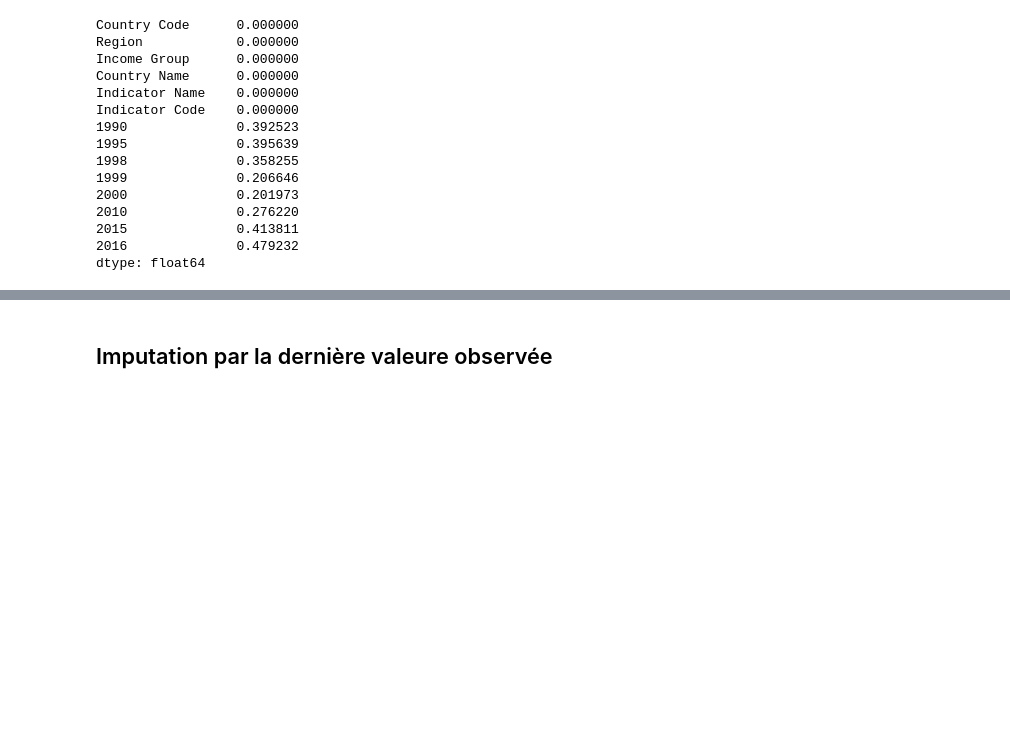
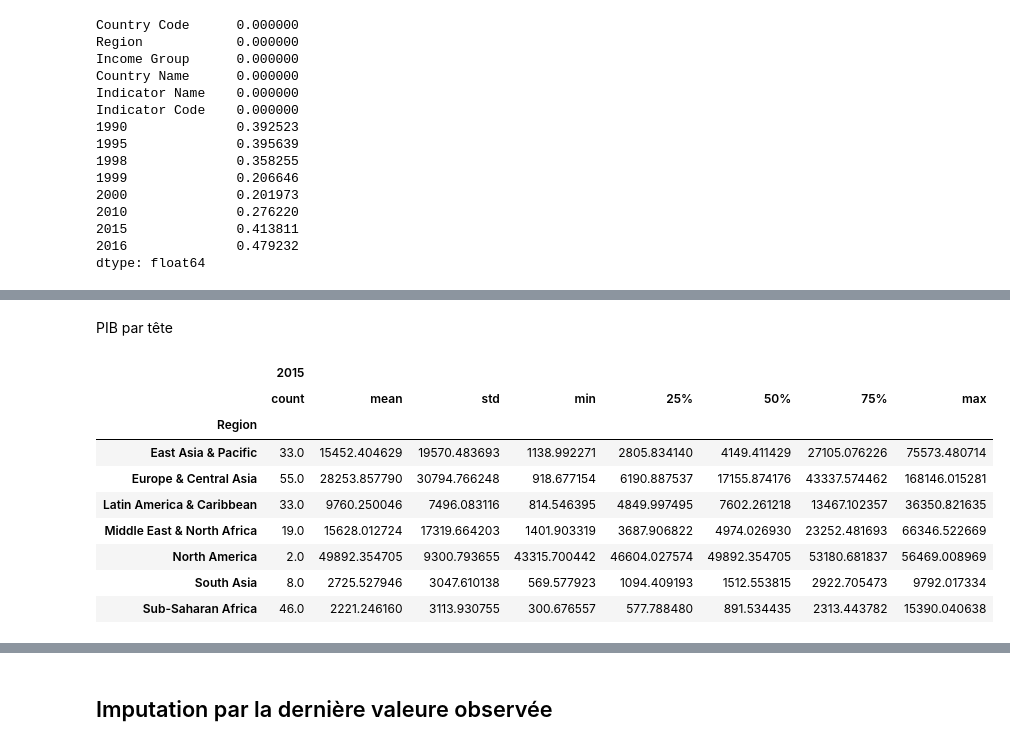
Before and after one commit to ArhurK/Projet-2-Analysez-des-donnees-de-systemes-educatifs, a Jupyter notebook: Projet 2 Analysez des données de systèmes éducatifs.ipynb, the cells around one changed output, grey strips where cells are left out. Drawn from its saved outputs; the diff is of its cells as text; code cells hidden in the pictures; blank space fills up the shorter version.

```diff
--- a/Projet 2 Analysez des données de systèmes éducatifs.ipynb
+++ b/Projet 2 Analysez des données de systèmes éducatifs.ipynb
@@ -875,0 +900,15 @@ dtype: float64
+# %% [markdown]
+PIB par tête
+# %%
+dt.loc[dt['Indicator Code'] == 'NY.GDP.PCAP.CD' ,['Region','2015']].groupby('Region').describe()
+# %% [output]
+|  | 2015 |  |  |  |  |  |  |  |
+|  | count | mean | std | min | 25% | 50% | 75% | max |
+| Region |  |  |  |  |  |  |  |  |
+| East Asia & Pacific | 33.0 | 15452.404629 | 19570.483693 | 1138.992271 | 2805.834140 | 4149.411429 | 27105.076226 | 75573.480714 |
+| Europe & Central Asia | 55.0 | 28253.857790 | 30794.766248 | 918.677154 | 6190.887537 | 17155.874176 | 43337.574462 | 168146.015281 |
+| Latin America & Caribbean | 33.0 | 9760.250046 | 7496.083116 | 814.546395 | 4849.997495 | 7602.261218 | 13467.102357 | 36350.821635 |
+| Middle East & North Africa | 19.0 | 15628.012724 | 17319.664203 | 1401.903319 | 3687.906822 | 4974.026930 | 23252.481693 | 66346.522669 |
+| North America | 2.0 | 49892.354705 | 9300.793655 | 43315.700442 | 46604.027574 | 49892.354705 | 53180.681837 | 56469.008969 |
+| South Asia | 8.0 | 2725.527946 | 3047.610138 | 569.577923 | 1094.409193 | 1512.553815 | 2922.705473 | 9792.017334 |
+| Sub-Saharan Africa | 46.0 | 2221.246160 | 3113.930755 | 300.676557 | 577.788480 | 891.534435 | 2313.443782 | 15390.040638 |
```
Also changed, not shown: parts of 11 cells of this notebook.
